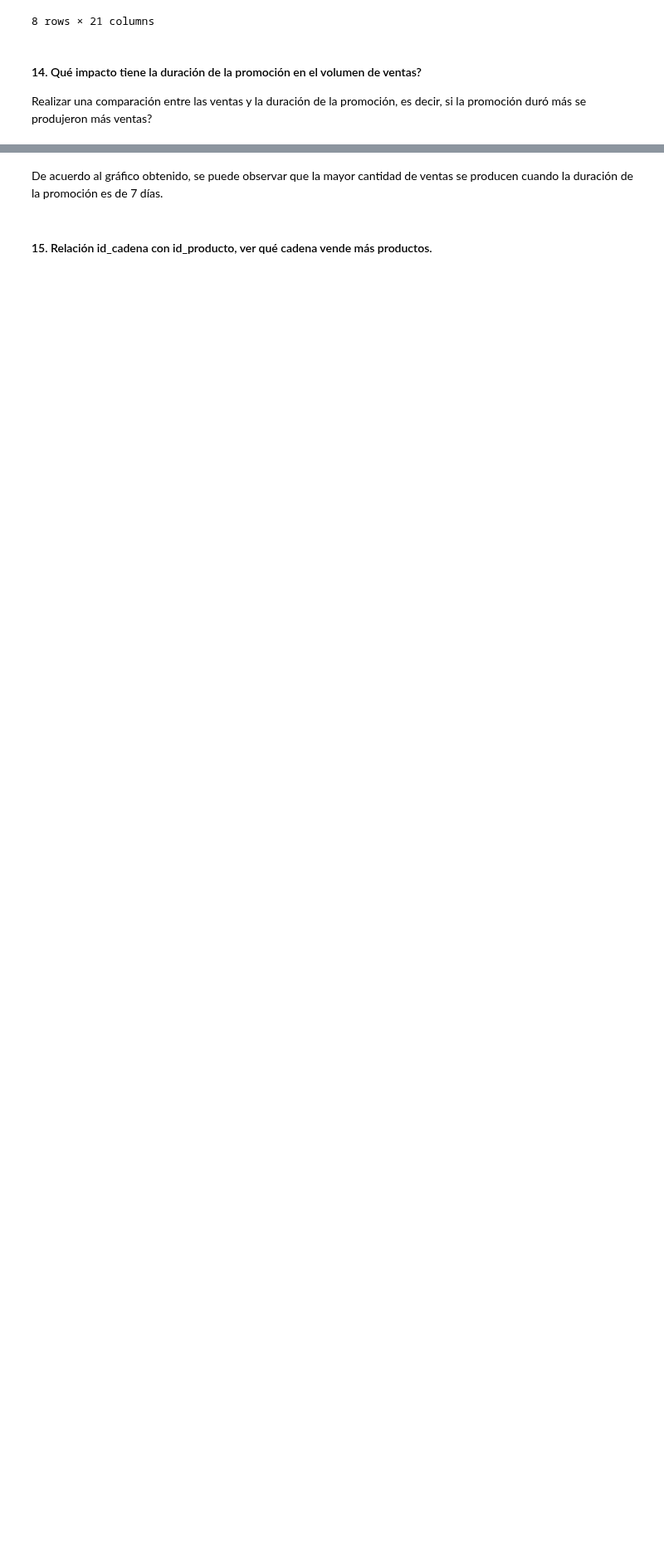
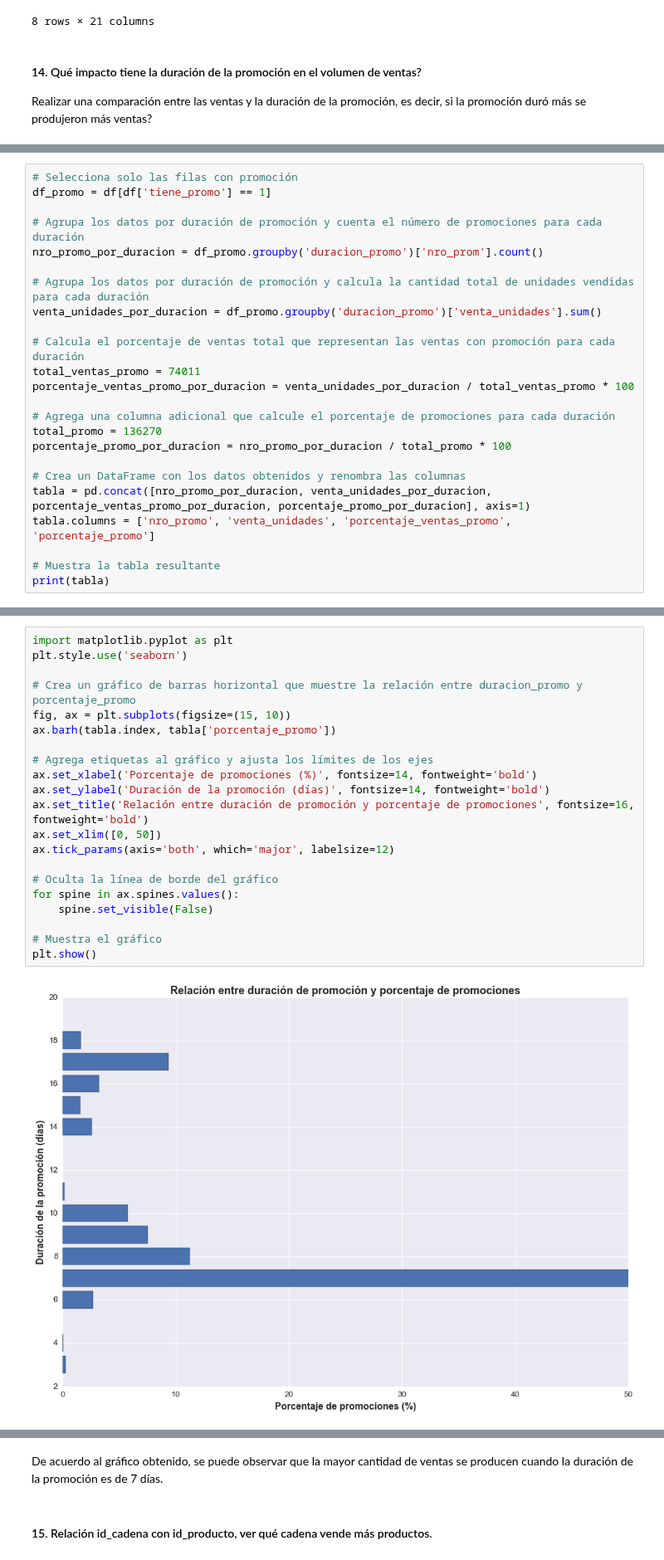
Before and after one commit to ErikaMelt/deodorants-project, a Jupyter notebook: eda/eda_romina.ipynb, the cells around one changed output, grey strips where cells are left out. Shown at 83% size. Cells and saved outputs as stored; diff of their text form; blank space fills up the shorter version.

```diff
--- a/eda/eda_romina.ipynb
+++ b/eda/eda_romina.ipynb
@@ -82,0 +85,24 @@ with sns.axes_style('white'):
+# %%
+# Selecciona solo las filas con promoción
+df_promo = df[df['tiene_promo'] == 1]
+
+# Agrupa los datos por duración de promoción y cuenta el número de promociones para cada duración
+nro_promo_por_duracion = df_promo.groupby('duracion_promo')['nro_prom'].count()
+
+# Agrupa los datos por duración de promoción y calcula la cantidad total de unidades vendidas para cada duración
+venta_unidades_por_duracion = df_promo.groupby('duracion_promo')['venta_unidades'].sum()
+
+# Calcula el porcentaje de ventas total que representan las ventas con promoción para cada duración
+total_ventas_promo = 74011
+porcentaje_ventas_promo_por_duracion = venta_unidades_por_duracion / total_ventas_promo * 100
+
+# Agrega una columna adicional que calcule el porcentaje de promociones para cada duración
+total_promo = 136270
+porcentaje_promo_por_duracion = nro_promo_por_duracion / total_promo * 100
+
+# Crea un DataFrame con los datos obtenidos y renombra las columnas
+tabla = pd.concat([nro_promo_por_duracion, venta_unidades_por_duracion, porcentaje_ventas_promo_por_duracion, porcentaje_promo_por_duracion], axis=1)
+tabla.columns = ['nro_promo', 'venta_unidades', 'porcentaje_ventas_promo', 'porcentaje_promo']
+
+# Muestra la tabla resultante
+print(tabla)
@@ -82,0 +127,23 @@ with sns.axes_style('white'):
+# %%
+import matplotlib.pyplot as plt
+plt.style.use('seaborn')
+
+# Crea un gráfico de barras horizontal que muestre la relación entre duracion_promo y porcentaje_promo
+fig, ax = plt.subplots(figsize=(15, 10))
+ax.barh(tabla.index, tabla['porcentaje_promo'])
+
+# Agrega etiquetas al gráfico y ajusta los límites de los ejes
+ax.set_xlabel('Porcentaje de promociones (%)', fontsize=14, fontweight='bold')
+ax.set_ylabel('Duración de la promoción (días)', fontsize=14, fontweight='bold')
+ax.set_title('Relación entre duración de promoción y porcentaje de promociones', fontsize=16, fontweight='bold')
+ax.set_xlim([0, 50])
+ax.tick_params(axis='both', which='major', labelsize=12)
+
+# Oculta la línea de borde del gráfico
+for spine in ax.spines.values():
+    spine.set_visible(False)
+
+# Muestra el gráfico
+plt.show()
+# %% [output]
+[figure, added]
```
Also changed, not shown: parts of 60 cells of this notebook, 2 other files.
